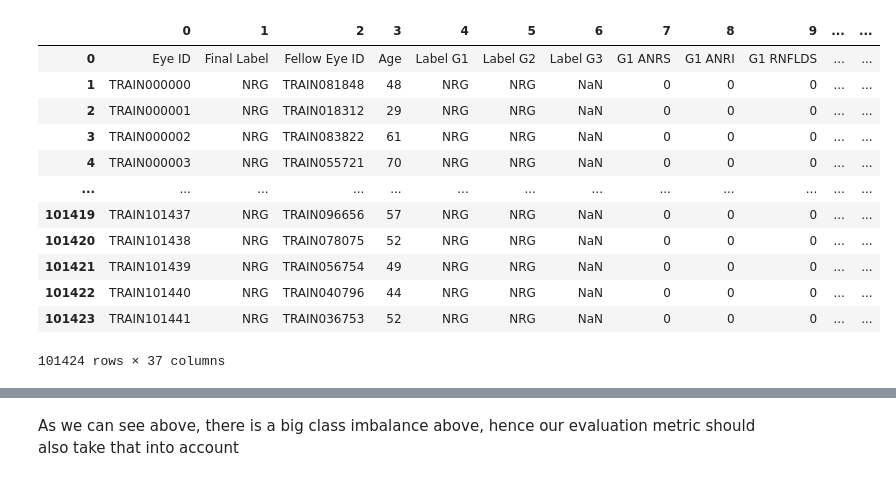
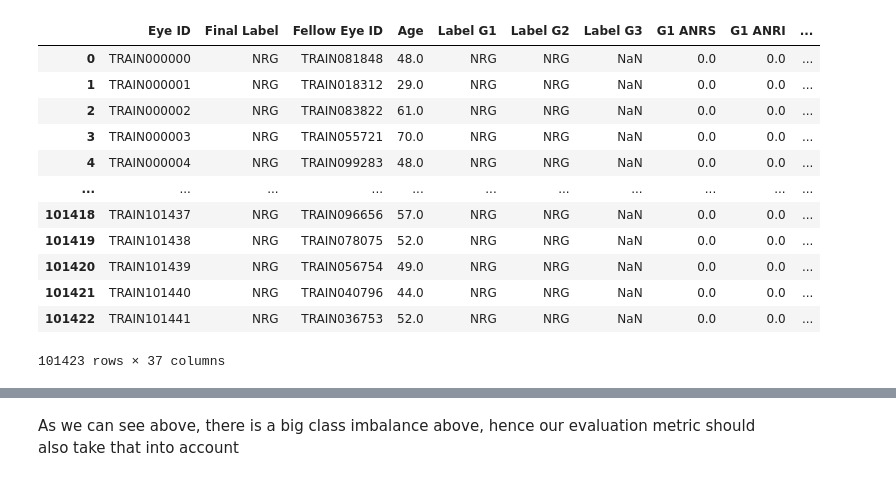
Before and after one commit to ChaitanyaDua/JustRAIGS_ML, a Jupyter notebook: Project_ML.ipynb, the cells around one changed output, grey strips where cells are left out. Drawn from its saved outputs; the diff is of its cells as text; code cells hidden in the pictures.

```diff
--- a/Project_ML.ipynb
+++ b/Project_ML.ipynb
@@ -5,22 +5,22 @@ import numpy as np
 import matplotlib.pyplot as plt
 import seaborn as sns
 # %%
-data_path = "/Users/chaitanyadua/Downloads/JustRAIGS_Train_labels.csv"
+data_path = "C:/Users/Shobhit/Desktop/IIITacad/Sem6/ML_project/JustRAIGS_Train_labels.csv"
 # %%
-df = pd.read_csv(data_path, header=None, sep=';', low_memory=False)
+df = pd.read_csv(data_path, sep=';', low_memory=False)
 df
 # %% [output]
-|  | 0 | 1 | 2 | 3 | 4 | 5 | 6 | 7 | 8 | 9 | ... | ... |
-| 0 | Eye ID | Final Label | Fellow Eye ID | Age | Label G1 | Label G2 | Label G3 | G1 ANRS | G1 ANRI | G1 RNFLDS | ... | ... |
-| 1 | TRAIN000000 | NRG | TRAIN081848 | 48 | NRG | NRG | NaN | 0 | 0 | 0 | ... | ... |
-| 2 | TRAIN000001 | NRG | TRAIN018312 | 29 | NRG | NRG | NaN | 0 | 0 | 0 | ... | ... |
-| 3 | TRAIN000002 | NRG | TRAIN083822 | 61 | NRG | NRG | NaN | 0 | 0 | 0 | ... | ... |
-| 4 | TRAIN000003 | NRG | TRAIN055721 | 70 | NRG | NRG | NaN | 0 | 0 | 0 | ... | ... |
-| ... | ... | ... | ... | ... | ... | ... | ... | ... | ... | ... | ... | ... |
-| 101419 | TRAIN101437 | NRG | TRAIN096656 | 57 | NRG | NRG | NaN | 0 | 0 | 0 | ... | ... |
-| 101420 | TRAIN101438 | NRG | TRAIN078075 | 52 | NRG | NRG | NaN | 0 | 0 | 0 | ... | ... |
-| 101421 | TRAIN101439 | NRG | TRAIN056754 | 49 | NRG | NRG | NaN | 0 | 0 | 0 | ... | ... |
-| 101422 | TRAIN101440 | NRG | TRAIN040796 | 44 | NRG | NRG | NaN | 0 | 0 | 0 | ... | ... |
-| 101423 | TRAIN101441 | NRG | TRAIN036753 | 52 | NRG | NRG | NaN | 0 | 0 | 0 | ... | ... |
+|  | Eye ID | Final Label | Fellow Eye ID | Age | Label G1 | Label G2 | Label G3 | G1 ANRS | G1 ANRI | ... |
+| 0 | TRAIN000000 | NRG | TRAIN081848 | 48.0 | NRG | NRG | NaN | 0.0 | 0.0 | ... |
+| 1 | TRAIN000001 | NRG | TRAIN018312 | 29.0 | NRG | NRG | NaN | 0.0 | 0.0 | ... |
+| 2 | TRAIN000002 | NRG | TRAIN083822 | 61.0 | NRG | NRG | NaN | 0.0 | 0.0 | ... |
+| 3 | TRAIN000003 | NRG | TRAIN055721 | 70.0 | NRG | NRG | NaN | 0.0 | 0.0 | ... |
+| 4 | TRAIN000004 | NRG | TRAIN099283 | 48.0 | NRG | NRG | NaN | 0.0 | 0.0 | ... |
+| ... | ... | ... | ... | ... | ... | ... | ... | ... | ... | ... |
+| 101418 | TRAIN101437 | NRG | TRAIN096656 | 57.0 | NRG | NRG | NaN | 0.0 | 0.0 | ... |
+| 101419 | TRAIN101438 | NRG | TRAIN078075 | 52.0 | NRG | NRG | NaN | 0.0 | 0.0 | ... |
+| 101420 | TRAIN101439 | NRG | TRAIN056754 | 49.0 | NRG | NRG | NaN | 0.0 | 0.0 | ... |
+| 101421 | TRAIN101440 | NRG | TRAIN040796 | 44.0 | NRG | NRG | NaN | 0.0 | 0.0 | ... |
+| 101422 | TRAIN101441 | NRG | TRAIN036753 | 52.0 | NRG | NRG | NaN | 0.0 | 0.0 | ... |
-101424 rows × 37 columns
+101423 rows × 37 columns
 # %%
```
Also changed, not shown: parts of 10 cells of this notebook, 1 other file.
